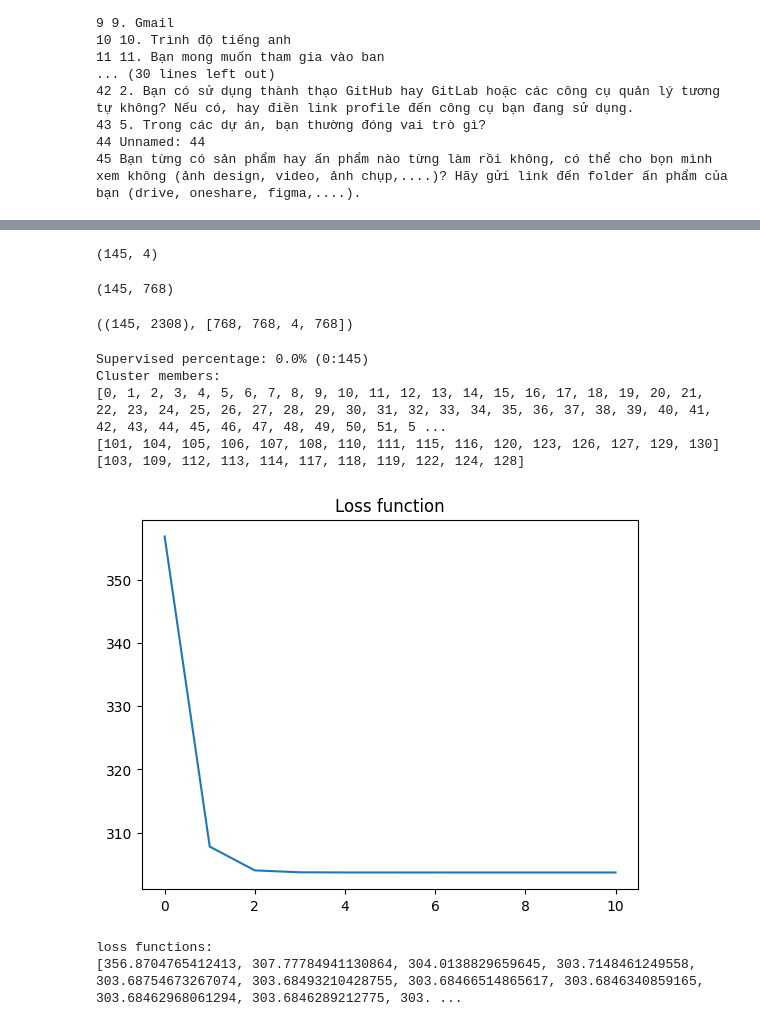
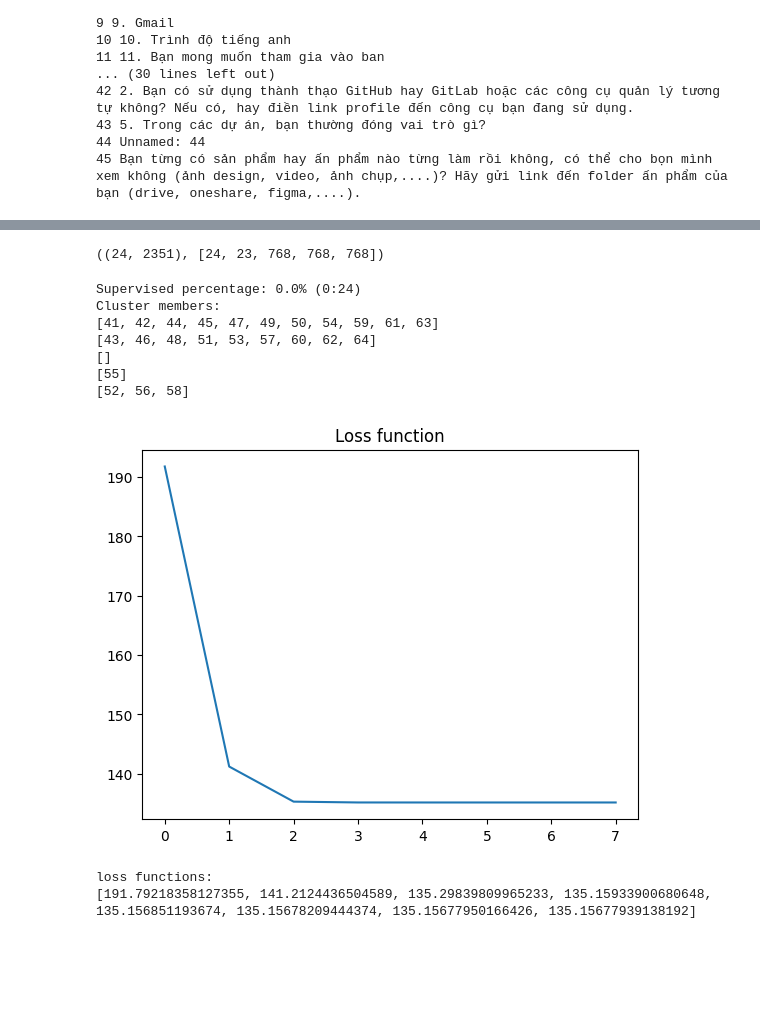
Before and after one commit to hoangtc125/algo-clustering-service, a Jupyter notebook: notebook/text_loading.ipynb, the cells around one changed output, grey strips where cells are left out. Saved outputs shown, nothing was run; the diff lists cells and outputs as text; code cells hidden in the pictures; blank space fills up the shorter version.

Commit message:
clustering: add identity for data

```diff
--- a/notebook/text_loading.ipynb
+++ b/notebook/text_loading.ipynb
@@ -2,7 +2,8 @@
 import pandas as pd
 import numpy as np
 # %%
-excel_data_df = pd.read_excel(r'../data/data.xlsx')
+excel_data_df = pd.ExcelFile(r'../data/data.xlsx')
+excel_data_df = excel_data_df.parse(excel_data_df.sheet_names[0])
 # %%
 for idx, header in enumerate(excel_data_df.columns.tolist()):
     print(idx, header)
@@ -29,3 +28,8 @@ excel_data_df.fillna("", inplace = True)
+# %%
+# excel_data_df = excel_data_df[(excel_data_df["11. Bạn mong muốn tham gia vào ban"] == "Nhân sự")]
+excel_data_df = excel_data_df[(excel_data_df["11. Bạn mong muốn tham gia vào ban"] == "Đối ngoại")]
+excel_data_df.fillna("", inplace = True)
+identity = list(excel_data_df.index.values)
 # %%
 import sys; sys.path.insert(0, '..')
 from app.loader import loader
@@ -57,42 +37,45 @@ field19.shape
-# %%
-raw_field20 = excel_data_df.iloc[:, 20].tolist()
-field20 = [[i] for i in raw_field20]
-field20 = loader.multilabel_binarizing(field20)
-field20.shape
-# %% [output]
-(145, 4)
-# %%
-raw_field21 = excel_data_df.iloc[:, 21].tolist()
-field21 = loader.feature_engineering(raw_field21)
-field21.shape
-# %% [output]
-(145, 768)
-# %%
-dataset = np.hstack((field18, field19, field20, field21))
-data_field_len = [field18.shape[1], field19.shape[1], field20.shape[1], field21.shape[1]]
-dataset.shape, data_field_len
-# excel_data_df = excel_data_df[(excel_data_df["11. Bạn mong muốn tham gia vào ban"] == "Nhân sự")]
-# %% [output]
-((145, 2308), [768, 768, 4, 768])
+# %%
+fields_idx = {
+    29: loader.multilabel_binarizing,
+    30: loader.multilabel_binarizing,
+    31: loader.feature_engineering,
+    32: loader.feature_engineering,
+    36: loader.feature_engineering,
+}
+# %%
+dataset = None
+data_field_len = []
+for idx, func in fields_idx.items():
+    raw_data = excel_data_df.iloc[:, idx].tolist()
+    data = func(raw_data)
+    dataset = data if dataset is None else np.hstack((dataset, data))
+    data_field_len.append(data.shape[1])
+dataset.shape, data_field_len
+# %% [output]
+((24, 2351), [24, 23, 768, 768, 768])
 # %%
 supervised_set = [
+
 ]
 ssmc_fcm = SSMC_FCM(
     dataset=dataset,
     fields_len=data_field_len,
-    fields_weight=[1, 1, 1, 1],
-    n_clusters=3,
+    fields_weight=[2, 3, 1, 1, 1],
+    n_clusters=5,
+    identity=identity,
     supervised_set=supervised_set,
 )
 ssmc_fcm.clustering()
 ssmc_fcm.show_cluster_members()
 ssmc_fcm.show_loss_function()
 # %% [output]
-Supervised percentage: 0.0% (0:145)
+Supervised percentage: 0.0% (0:24)
 Cluster members:
-[0, 1, 2, 3, 4, 5, 6, 7, 8, 9, 10, 11, 12, 13, 14, 15, 16, 17, 18, 19, 20, 21, 22, 23, 24, 25, 26, 27, 28, 29, 30, 31, 32, 33, 34, 35, 36, 37, 38, 39, 40, 41, 42, 43, 44, 45, 46, 47, 48, 49, 50, 51, 5 ...
-[101, 104, 105, 106, 107, 108, 110, 111, 115, 116, 120, 123, 126, 127, 129, 130]
-[103, 109, 112, 113, 114, 117, 118, 119, 122, 124, 128]
+[41, 42, 44, 45, 47, 49, 50, 54, 59, 61, 63]
+[43, 46, 48, 51, 53, 57, 60, 62, 64]
+[]
+[55]
+[52, 56, 58]
-[figure, old version]
+[figure, new version]
 loss functions:
-[356.8704765412413, 307.77784941130864, 304.0138829659645, 303.7148461249558, 303.68754673267074, 303.68493210428755, 303.68466514865617, 303.6846340859165, 303.68462968061294, 303.6846289212775, 303. ...
+[191.79218358127355, 141.2124436504589, 135.29839809965233, 135.15933900680648, 135.156851193674, 135.15678209444374, 135.15677950166426, 135.15677939138192]
```
Also changed, not shown: parts of 7 cells of this notebook, 5 other files.
